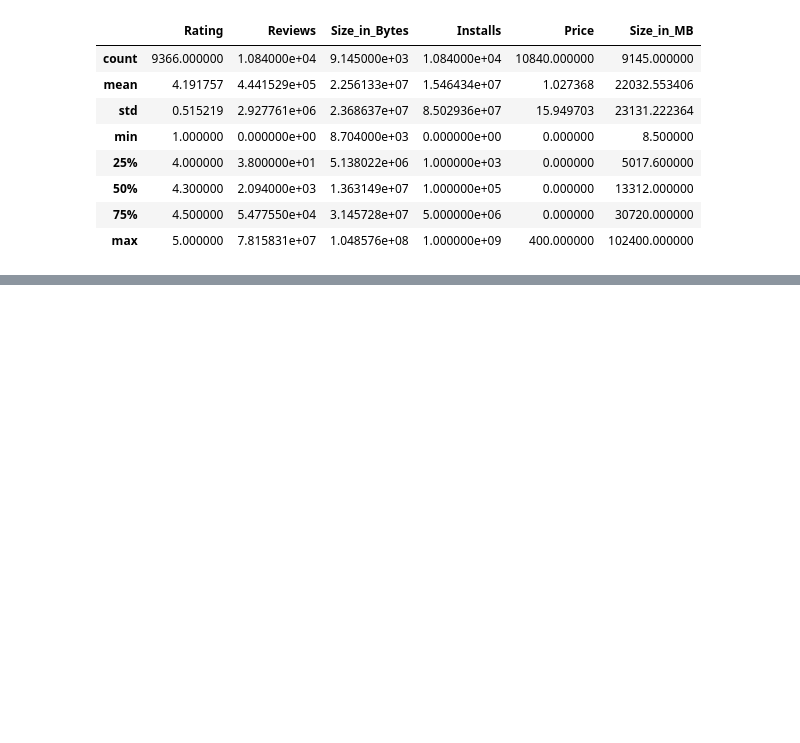
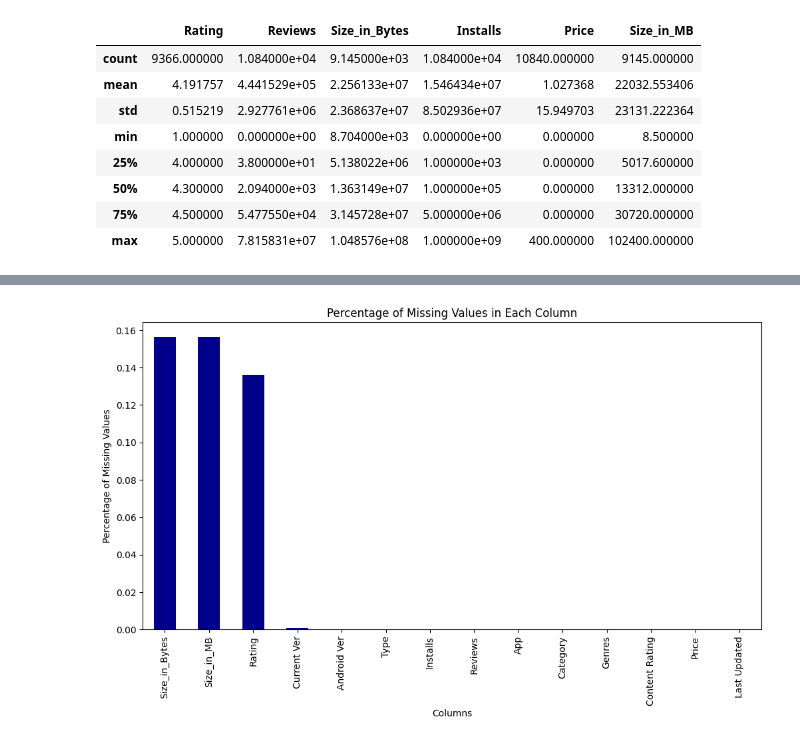
Before and after one commit to ejazurrehman/EDA_Google_Play_Store_App, a Jupyter notebook: eda_google_playstore_app.ipynb, the cells around one changed output, grey strips where cells are left out. Saved outputs shown, nothing was run; the diff lists cells and outputs as text; code cells hidden in the pictures; blank space fills up the shorter version.

```diff
--- a/eda_google_playstore_app.ipynb
+++ b/eda_google_playstore_app.ipynb
@@ -468,0 +526,10 @@ df.describe()
+# %%
+# plot the missing values in the DataFrame with percentage in bar chart
+plt.figure(figsize=(12, 6))
+df.isnull().mean().sort_values(ascending=False).plot(kind='bar', color='darkblue')
+plt.title('Percentage of Missing Values in Each Column')
+plt.xlabel('Columns')
+plt.ylabel('Percentage of Missing Values')
+plt.show()
+# %% [output]
+[figure, added]
```
Also changed, not shown: parts of 5 cells of this notebook.
